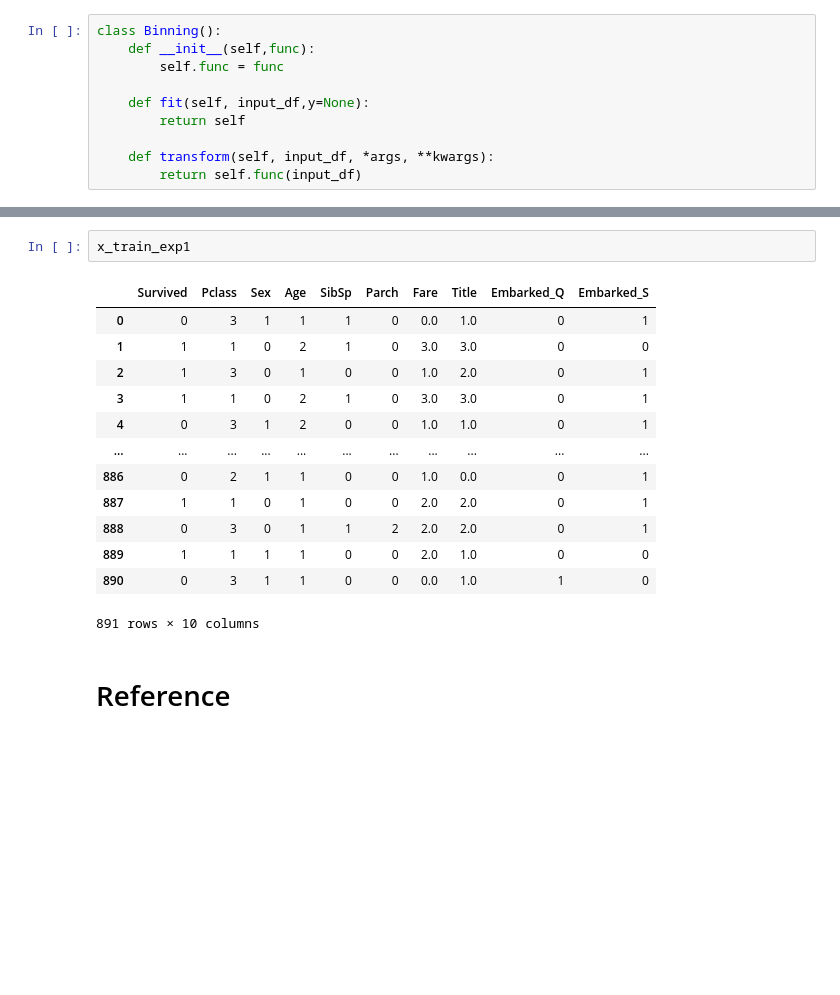
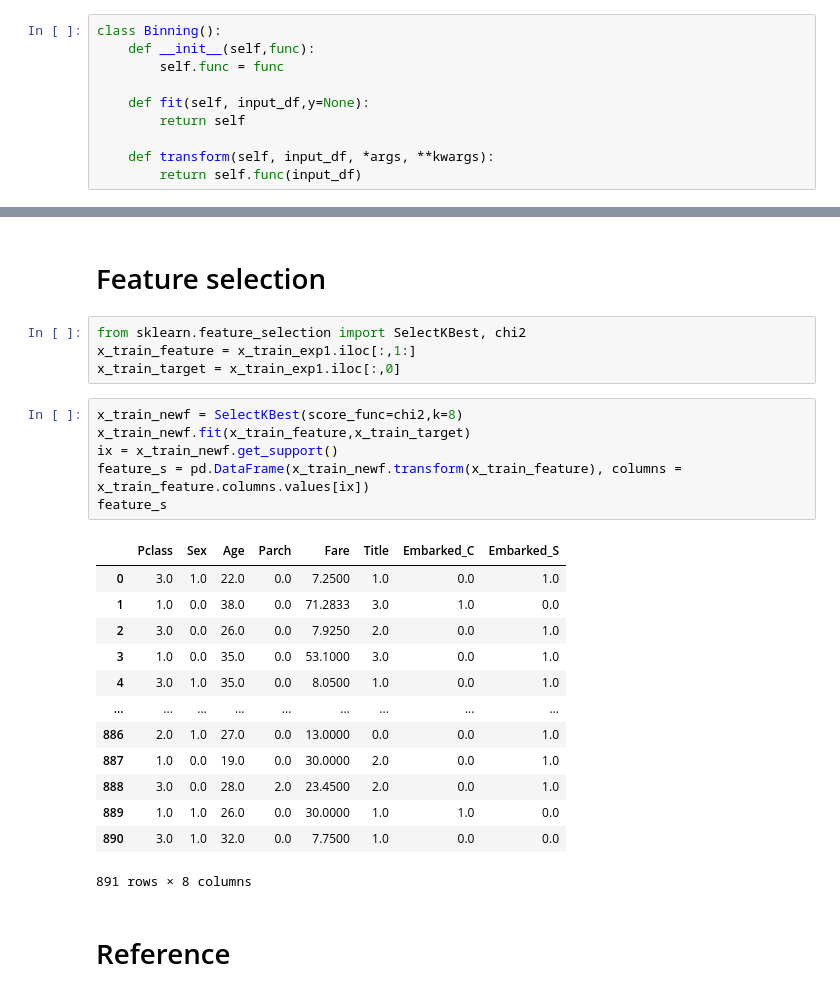
Before and after one commit to CertifaiAI/data-science-fundamentals, a Jupyter notebook: day_3/8S_End to End Example .ipynb, the cells around one changed output, grey strips where cells are left out. Cells and saved outputs as stored; diff of their text form; blank space fills up the shorter version.

Commit message:
add feature selection

```diff
--- a/day_3/8S_End to End Example .ipynb
+++ b/day_3/8S_End to End Example .ipynb
@@ -1211,22 +1213,32 @@ Title         0
 Embarked_Q    0
 Embarked_S    0
 dtype: int64
-# %%
-x_train_exp1
-# %% [output]
-|  | Survived | Pclass | Sex | Age | SibSp | Parch | Fare | Title | Embarked_Q | Embarked_S |
-| 0 | 0 | 3 | 1 | 1 | 1 | 0 | 0.0 | 1.0 | 0 | 1 |
-| 1 | 1 | 1 | 0 | 2 | 1 | 0 | 3.0 | 3.0 | 0 | 0 |
-| 2 | 1 | 3 | 0 | 1 | 0 | 0 | 1.0 | 2.0 | 0 | 1 |
-| 3 | 1 | 1 | 0 | 2 | 1 | 0 | 3.0 | 3.0 | 0 | 1 |
-| 4 | 0 | 3 | 1 | 2 | 0 | 0 | 1.0 | 1.0 | 0 | 1 |
-| ... | ... | ... | ... | ... | ... | ... | ... | ... | ... | ... |
-| 886 | 0 | 2 | 1 | 1 | 0 | 0 | 1.0 | 0.0 | 0 | 1 |
-| 887 | 1 | 1 | 0 | 1 | 0 | 0 | 2.0 | 2.0 | 0 | 1 |
-| 888 | 0 | 3 | 0 | 1 | 1 | 2 | 2.0 | 2.0 | 0 | 1 |
-| 889 | 1 | 1 | 1 | 1 | 0 | 0 | 2.0 | 1.0 | 0 | 0 |
-| 890 | 0 | 3 | 1 | 1 | 0 | 0 | 0.0 | 1.0 | 1 | 0 |
-891 rows × 10 columns
+# %% [markdown]
+# Feature selection
+# %%
+from sklearn.feature_selection import SelectKBest, chi2
+x_train_feature = x_train_exp1.iloc[:,1:]
+x_train_target = x_train_exp1.iloc[:,0]
+# %%
+x_train_newf = SelectKBest(score_func=chi2,k=8)
+x_train_newf.fit(x_train_feature,x_train_target)
+ix = x_train_newf.get_support()
+feature_s = pd.DataFrame(x_train_newf.transform(x_train_feature), columns = x_train_feature.columns.values[ix])
+feature_s
+# %% [output]
+|  | Pclass | Sex | Age | Parch | Fare | Title | Embarked_C | Embarked_S |
+| 0 | 3.0 | 1.0 | 22.0 | 0.0 | 7.2500 | 1.0 | 0.0 | 1.0 |
+| 1 | 1.0 | 0.0 | 38.0 | 0.0 | 71.2833 | 3.0 | 1.0 | 0.0 |
+| 2 | 3.0 | 0.0 | 26.0 | 0.0 | 7.9250 | 2.0 | 0.0 | 1.0 |
+| 3 | 1.0 | 0.0 | 35.0 | 0.0 | 53.1000 | 3.0 | 0.0 | 1.0 |
+| 4 | 3.0 | 1.0 | 35.0 | 0.0 | 8.0500 | 1.0 | 0.0 | 1.0 |
+| ... | ... | ... | ... | ... | ... | ... | ... | ... |
+| 886 | 2.0 | 1.0 | 27.0 | 0.0 | 13.0000 | 0.0 | 0.0 | 1.0 |
+| 887 | 1.0 | 0.0 | 19.0 | 0.0 | 30.0000 | 2.0 | 0.0 | 1.0 |
+| 888 | 3.0 | 0.0 | 28.0 | 2.0 | 23.4500 | 2.0 | 0.0 | 1.0 |
+| 889 | 1.0 | 1.0 | 26.0 | 0.0 | 30.0000 | 1.0 | 1.0 | 0.0 |
+| 890 | 3.0 | 1.0 | 32.0 | 0.0 | 7.7500 | 1.0 | 0.0 | 0.0 |
+891 rows × 8 columns
 # %% [markdown]
 # Reference
 # %% [markdown]
```
Also changed, not shown: parts of 15 cells of this notebook.
